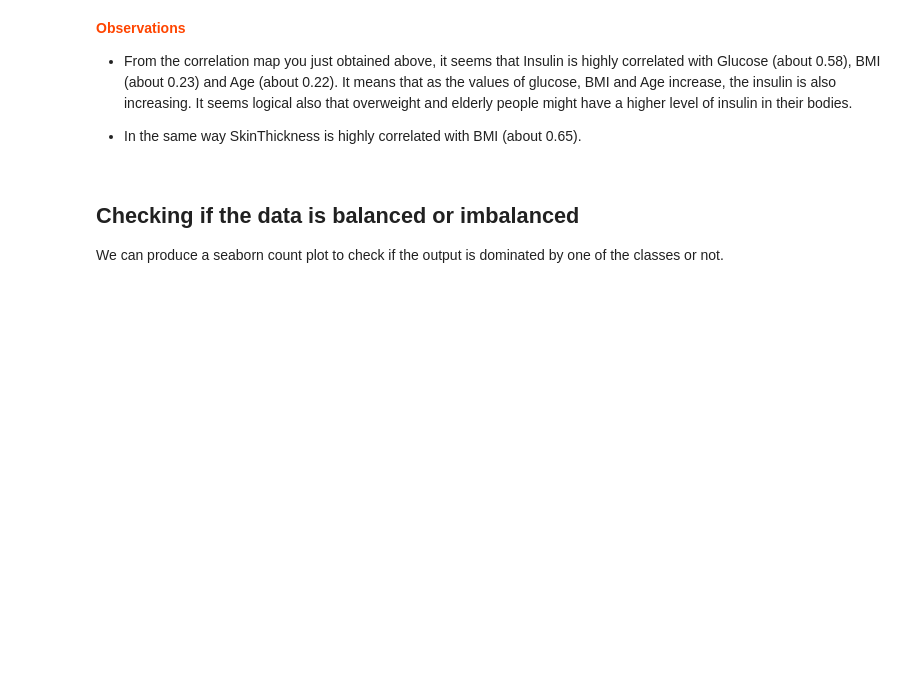
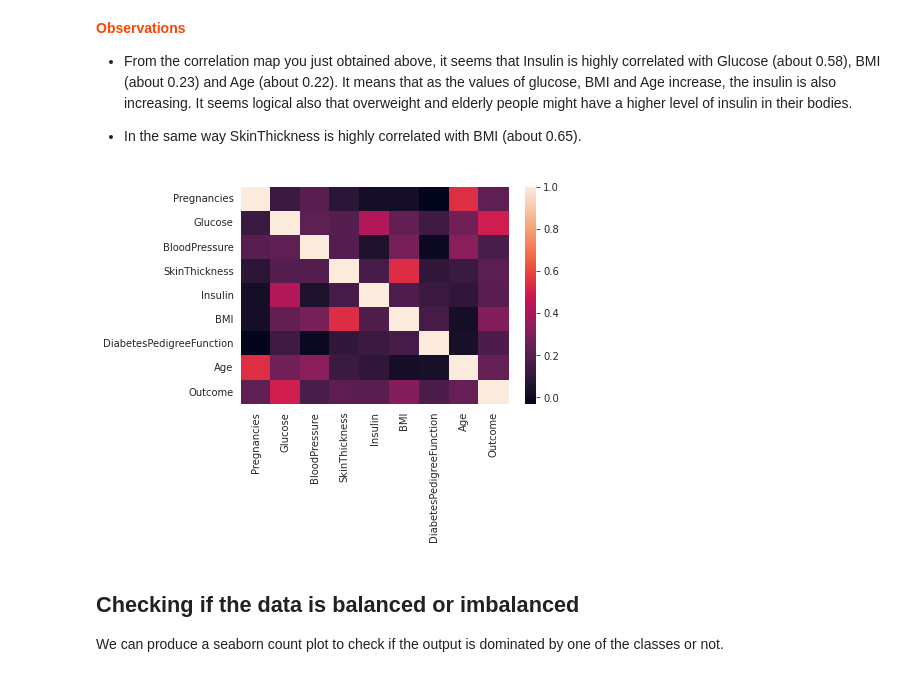
Before and after one commit to santhosh201cali/fmml2021, a Jupyter notebook: module 3 project dec .ipynb, the cells around one changed output. Cells and saved outputs as stored; diff of their text form; code cells hidden in the pictures; blank space fills up the shorter version.

```diff
--- a/module 3 project dec .ipynb
+++ b/module 3 project dec .ipynb
@@ -121,6 +121,16 @@ plt.tight_layout()
 * From the correlation map you just obtained above, it seems that Insulin is highly correlated with Glucose (about 0.58), BMI (about 0.23) and Age (about 0.22). It means that as the values of glucose, BMI and Age increase, the insulin is also increasing. It seems logical also that overweight and elderly people might have a higher level of insulin in their bodies.
 
 * In the same way SkinThickness is highly correlated with BMI (about 0.65).
+# %%
+## TASK-1 :
+## Find out the "Correlation" between the different attributes present in the data.
+## Also plot a heatmap (refer Seaborn documentation) for the correlation values obtained.
+dataplot=sns.heatmap(diabetes_data.corr())
+
+# displaying heatmap
+plt.show()
+# %% [output]
+[figure, added]
 # %% [markdown]
 ## Checking  if the data is balanced or imbalanced
 
```
Also changed, not shown: parts of 7 cells of this notebook.
